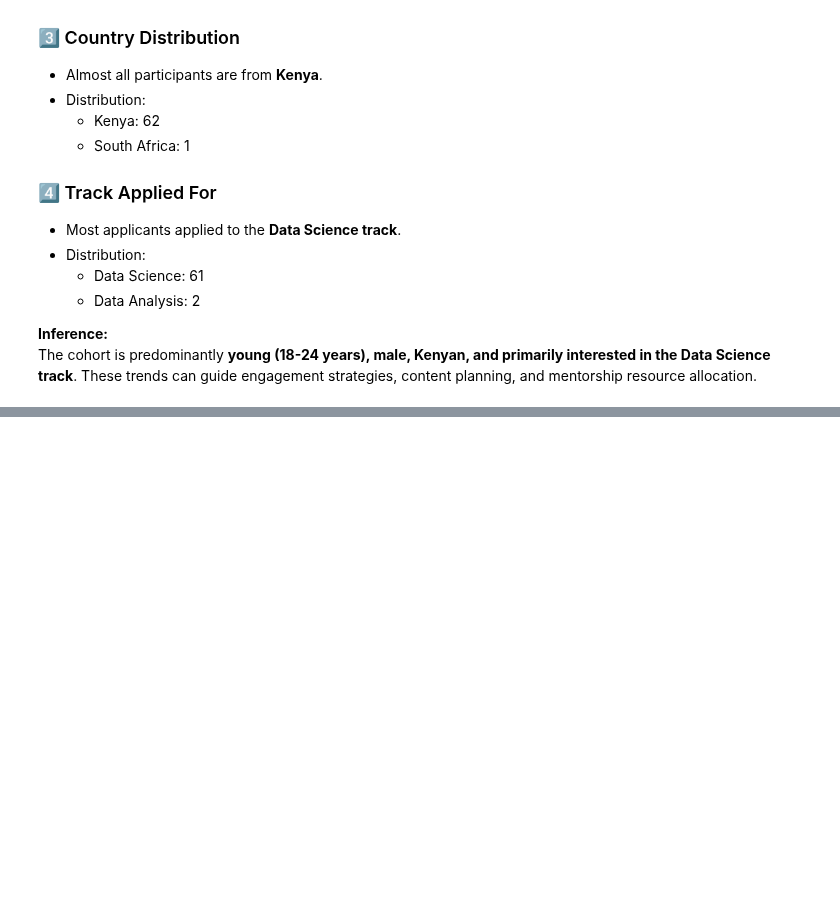
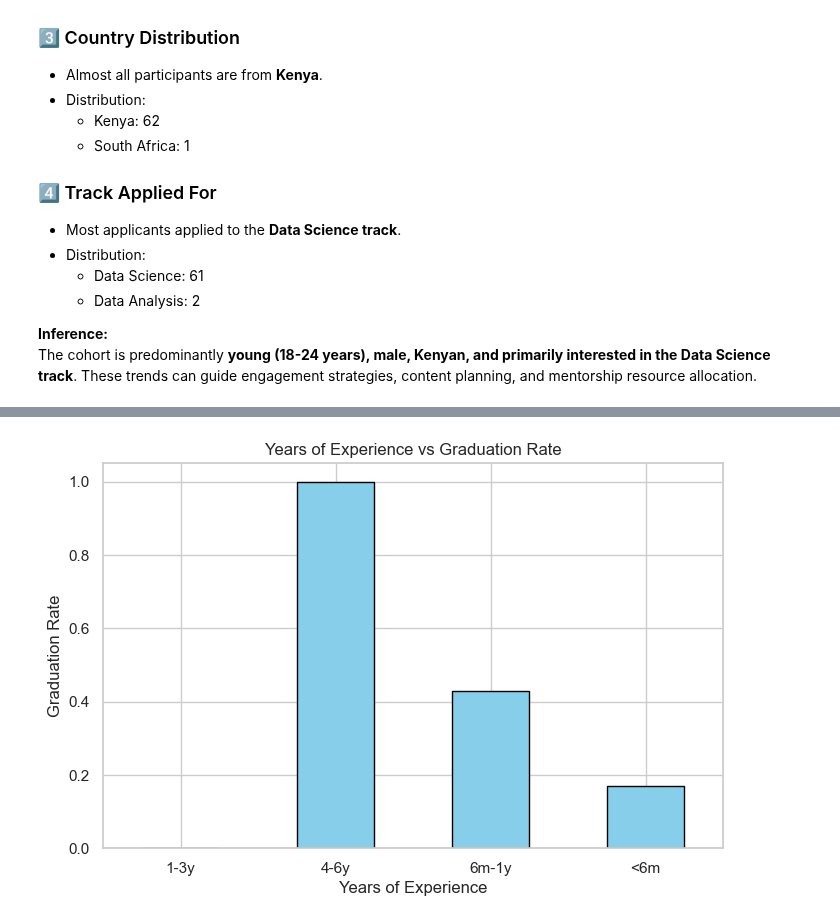
Before and after one commit to J-Kimani/DS, a Jupyter notebook: Projects/Data Proficiency Project/Data Proficiency Project.ipynb, the cells around one changed output, grey strips where cells are left out. Drawn from its saved outputs; the diff is of its cells as text; code cells hidden in the pictures; blank space fills up the shorter version.

Commit message:
complete experience and motivation

```diff
--- a/Projects/Data Proficiency Project/Data Proficiency Project.ipynb
+++ b/Projects/Data Proficiency Project/Data Proficiency Project.ipynb
@@ -824,0 +855,14 @@ The cohort is predominantly **young (18-24 years), male, Kenyan, and primarily i
+# %%
+# Years of Experience vs Graduation Rate
+# Convert 'graduated' to numeric: 1 for 'Yes', 0 for 'No'
+exp_grad = df2.groupby("experience_years")["graduated"].apply(lambda x: (x == "Yes").mean())
+
+plt.figure(figsize=(8,5))
+exp_grad.plot(kind='bar', color='skyblue', edgecolor='black')
+plt.title("Years of Experience vs Graduation Rate")
+plt.xlabel("Years of Experience")
+plt.ylabel("Graduation Rate")
+plt.xticks(rotation=0)
+plt.show()
+# %% [output]
+[figure, added]
```
Also changed, not shown: parts of 15 cells of this notebook, 2 other files.
